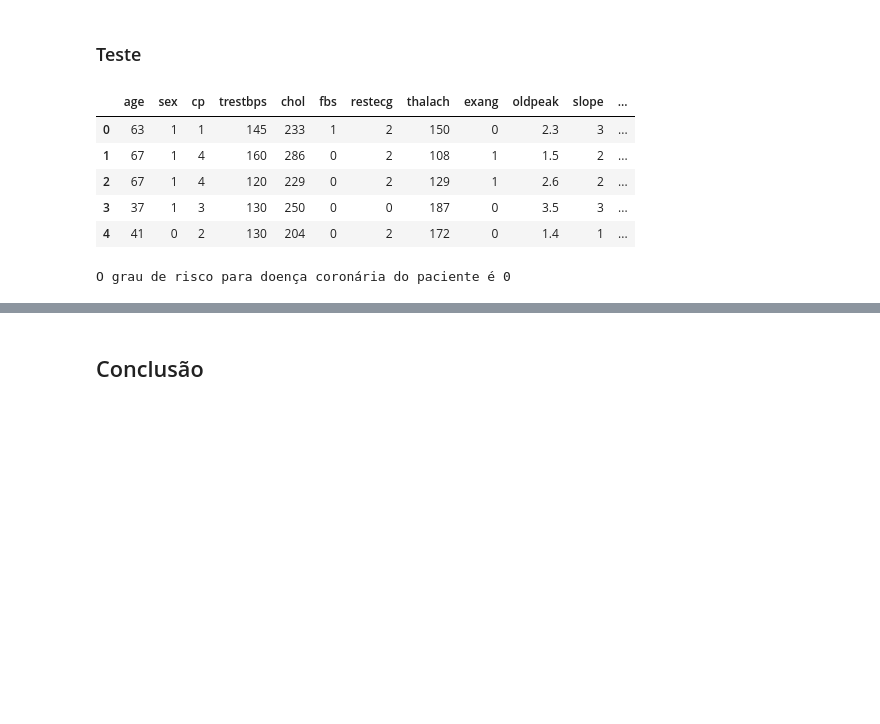
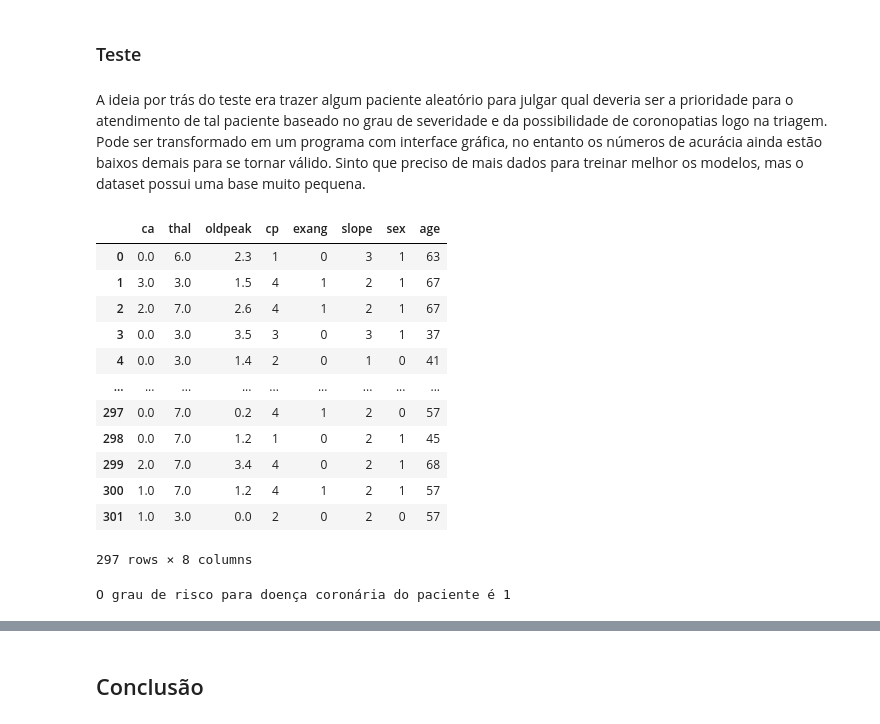
Before and after one commit to ajrsz/ProjetodeParceria, a Jupyter notebook: Projeto_de_Parceria.ipynb, the cells around one changed output, grey strips where cells are left out. Cells and saved outputs as stored; diff of their text form; code cells hidden in the pictures; blank space fills up the shorter version.

```diff
--- a/Projeto_de_Parceria.ipynb
+++ b/Projeto_de_Parceria.ipynb
@@ -63,9 +194,8 @@ df
 # %%
-# Separação dos dados
+# Selecionar variáveis correlacionadas
+selected_features = [' ca', ' thal', ' oldpeak', ' cp', ' exang', ' slope', ' sex', 'age']
 
+# Dividir os dados em conjuntos de treinamento e teste
+x = df[selected_features]
 y = df[' diagnosis']
-x = df.drop(" diagnosis", axis=1)
-
-# Treino
-
-x_train, x_test, y_train, y_test = train_test_split(x, y, test_size=0.33, random_state=50)
+x_train, x_test, y_train, y_test = train_test_split(x, y, test_size=0.2, random_state=42)
@@ -179,24 +273,33 @@ Text(0.5, 0, 'Experimental LogS')
 # %% [markdown]
 ### Teste
+# %% [markdown]
+A ideia por trás do teste era trazer algum paciente aleatório para julgar qual deveria ser a prioridade para o atendimento de tal paciente baseado no grau de severidade e da possibilidade de coronopatias logo na triagem. Pode ser transformado em um programa com interface gráfica, no entanto os números de acurácia ainda estão baixos demais para se tornar válido. Sinto que preciso de mais dados para treinar melhor os modelos, mas o dataset possui uma base muito pequena.
 # %%
-# Apresentação do cabeçalho de modo a facilitar a ordenação manual da array seguinte
+# Apresentação do cabeçalho do teste de modo a facilitar a ordenação manual da array seguinte
 
-df.head()
+x
 # %% [output]
-|  | age | sex | cp | trestbps | chol | fbs | restecg | thalach | exang | oldpeak | slope | ... |
-| 0 | 63 | 1 | 1 | 145 | 233 | 1 | 2 | 150 | 0 | 2.3 | 3 | ... |
-| 1 | 67 | 1 | 4 | 160 | 286 | 0 | 2 | 108 | 1 | 1.5 | 2 | ... |
-| 2 | 67 | 1 | 4 | 120 | 229 | 0 | 2 | 129 | 1 | 2.6 | 2 | ... |
-| 3 | 37 | 1 | 3 | 130 | 250 | 0 | 0 | 187 | 0 | 3.5 | 3 | ... |
-| 4 | 41 | 0 | 2 | 130 | 204 | 0 | 2 | 172 | 0 | 1.4 | 1 | ... |
+|  | ca | thal | oldpeak | cp | exang | slope | sex | age |
+| 0 | 0.0 | 6.0 | 2.3 | 1 | 0 | 3 | 1 | 63 |
+| 1 | 3.0 | 3.0 | 1.5 | 4 | 1 | 2 | 1 | 67 |
+| 2 | 2.0 | 7.0 | 2.6 | 4 | 1 | 2 | 1 | 67 |
+| 3 | 0.0 | 3.0 | 3.5 | 3 | 0 | 3 | 1 | 37 |
+| 4 | 0.0 | 3.0 | 1.4 | 2 | 0 | 1 | 0 | 41 |
+| ... | ... | ... | ... | ... | ... | ... | ... | ... |
+| 297 | 0.0 | 7.0 | 0.2 | 4 | 1 | 2 | 0 | 57 |
+| 298 | 0.0 | 7.0 | 1.2 | 1 | 0 | 2 | 1 | 45 |
+| 299 | 2.0 | 7.0 | 3.4 | 4 | 0 | 2 | 1 | 68 |
+| 300 | 1.0 | 7.0 | 1.2 | 4 | 1 | 2 | 1 | 57 |
+| 301 | 1.0 | 3.0 | 0.0 | 2 | 0 | 2 | 0 | 57 |
+297 rows × 8 columns
 # %%
 # Organização da array com os dados de um paciente aleatório, bem como utilização do modelo treinado para predição do risco de doença coronária
 
-new_p = np.array([60, 1, 4, 120, 250, 0, 2, 150, 1, 2.0, 2, 0.0, 4.0])
+new_p = np.array([0.0, 3, 0.3, 1, 0, 2, 1, 60])
 # Predição junto da apresentação do primeiro valor da array, acessado pelo indice 0
 
 c_d = model.predict(new_p.reshape(1, -1))
 predicted_pacient = c_d[0]
 print(f'O grau de risco para doença coronária do paciente é {predicted_pacient}')
 # %% [output]
-O grau de risco para doença coronária do paciente é 0
+O grau de risco para doença coronária do paciente é 1
```
Also changed, not shown: parts of 38 cells of this notebook.
